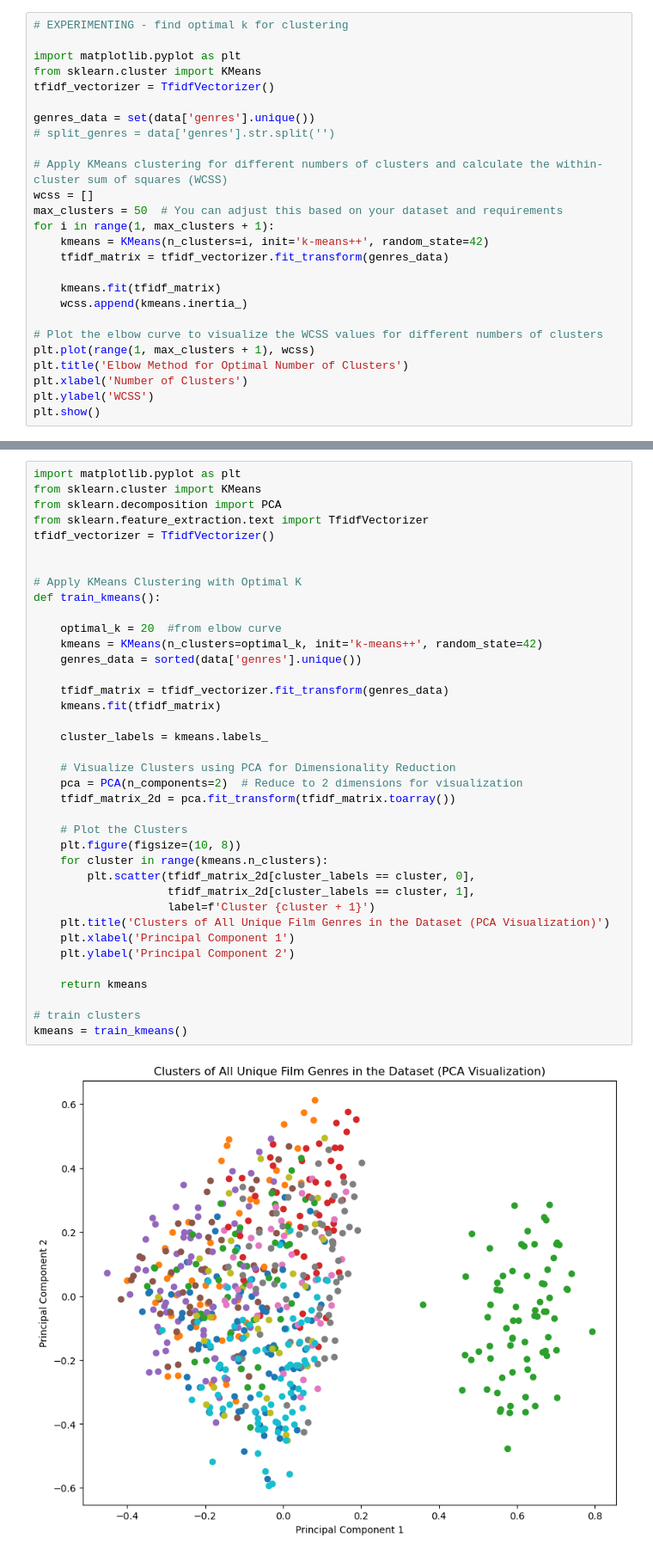
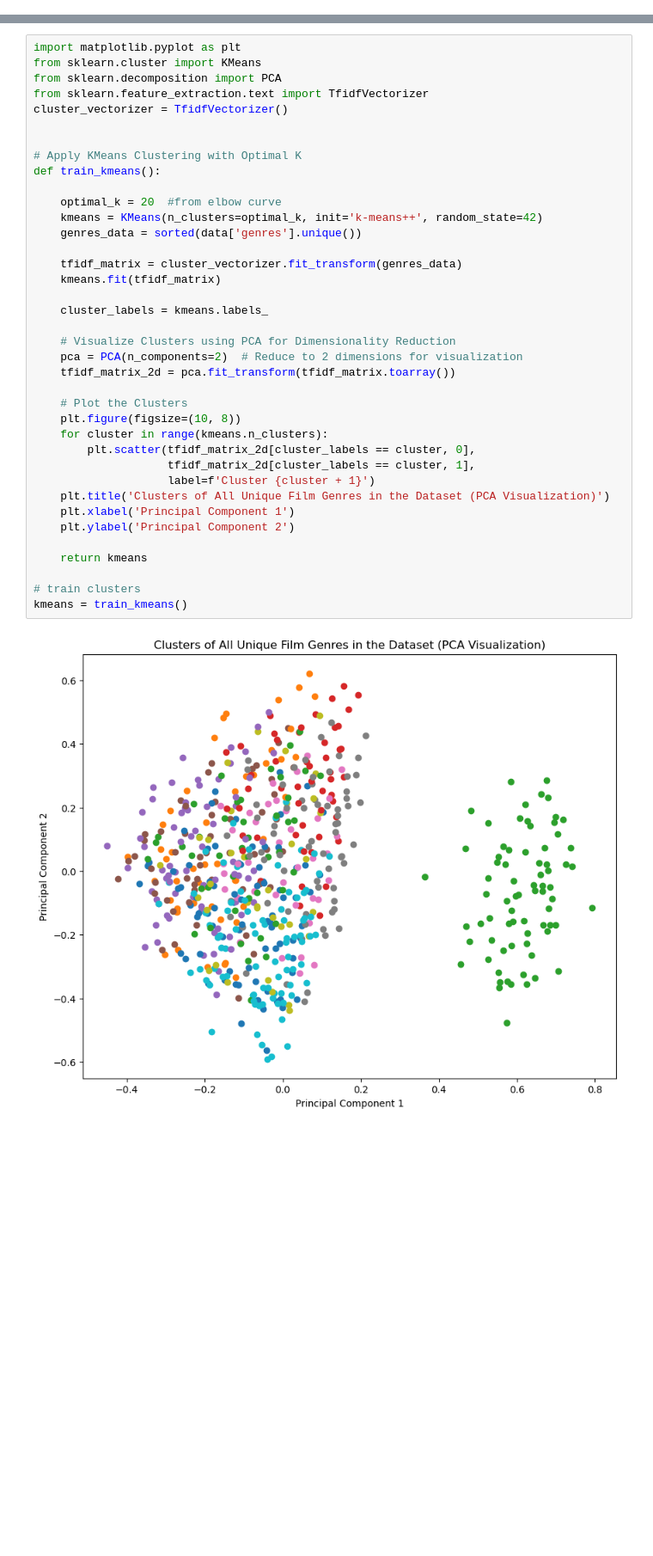
Before and after one commit to Roland-02/Cinephile.com, a Jupyter notebook: recommendEngine.ipynb, the cells around one changed output, grey strips where cells are left out. Shown at 86% size. Saved outputs shown, nothing was run; the diff lists cells and outputs as text; blank space fills up the shorter version.

Commit message:
fixed clustering issue from NaNs in liked_genres

```diff
--- a/recommendEngine.ipynb
+++ b/recommendEngine.ipynb
@@ -1002,29 +1038,3 @@ def generate_hit_rate_stats():
         rates.append(hit_rate)
 
     return rates
-# %%
-# EXPERIMENTING - find optimal k for clustering
-
-import matplotlib.pyplot as plt
-from sklearn.cluster import KMeans
-tfidf_vectorizer = TfidfVectorizer()
-
-genres_data = set(data['genres'].unique())
-# split_genres = data['genres'].str.split('')
-
-# Apply KMeans clustering for different numbers of clusters and calculate the within-cluster sum of squares (WCSS)
-wcss = []
-max_clusters = 50  # You can adjust this based on your dataset and requirements
-for i in range(1, max_clusters + 1):
-    kmeans = KMeans(n_clusters=i, init='k-means++', random_state=42)
-    tfidf_matrix = tfidf_vectorizer.fit_transform(genres_data)
-
-    kmeans.fit(tfidf_matrix)
-    wcss.append(kmeans.inertia_)
-
-# Plot the elbow curve to visualize the WCSS values for different numbers of clusters
-plt.plot(range(1, max_clusters + 1), wcss)
-plt.title('Elbow Method for Optimal Number of Clusters')
-plt.xlabel('Number of Clusters')
-plt.ylabel('WCSS')
-plt.show()
@@ -1035,41 +1043,41 @@ import matplotlib.pyplot as plt
 from sklearn.cluster import KMeans
 from sklearn.decomposition import PCA
 from sklearn.feature_extraction.text import TfidfVectorizer
-tfidf_vectorizer = TfidfVectorizer()
+cluster_vectorizer = TfidfVectorizer()
 
 
 # Apply KMeans Clustering with Optimal K
 def train_kmeans():
 
     optimal_k = 20  #from elbow curve
     kmeans = KMeans(n_clusters=optimal_k, init='k-means++', random_state=42)
     genres_data = sorted(data['genres'].unique())
 
-    tfidf_matrix = tfidf_vectorizer.fit_transform(genres_data)
+    tfidf_matrix = cluster_vectorizer.fit_transform(genres_data)
     kmeans.fit(tfidf_matrix)
 
     cluster_labels = kmeans.labels_
 
     # Visualize Clusters using PCA for Dimensionality Reduction
     pca = PCA(n_components=2)  # Reduce to 2 dimensions for visualization
     tfidf_matrix_2d = pca.fit_transform(tfidf_matrix.toarray())
 
     # Plot the Clusters
     plt.figure(figsize=(10, 8))
     for cluster in range(kmeans.n_clusters):
         plt.scatter(tfidf_matrix_2d[cluster_labels == cluster, 0],
                     tfidf_matrix_2d[cluster_labels == cluster, 1],
                     label=f'Cluster {cluster + 1}')
     plt.title('Clusters of All Unique Film Genres in the Dataset (PCA Visualization)')
     plt.xlabel('Principal Component 1')
     plt.ylabel('Principal Component 2')
 
     return kmeans
 
 # train clusters
 kmeans = train_kmeans()
 # %% [output]
-[figure, old version]
+[figure, new version]
 # %%
 from sklearn.metrics.pairwise import linear_kernel
 from scipy.spatial.distance import cosine
```
Also changed, not shown: parts of 8 cells of this notebook, 2 other files.
